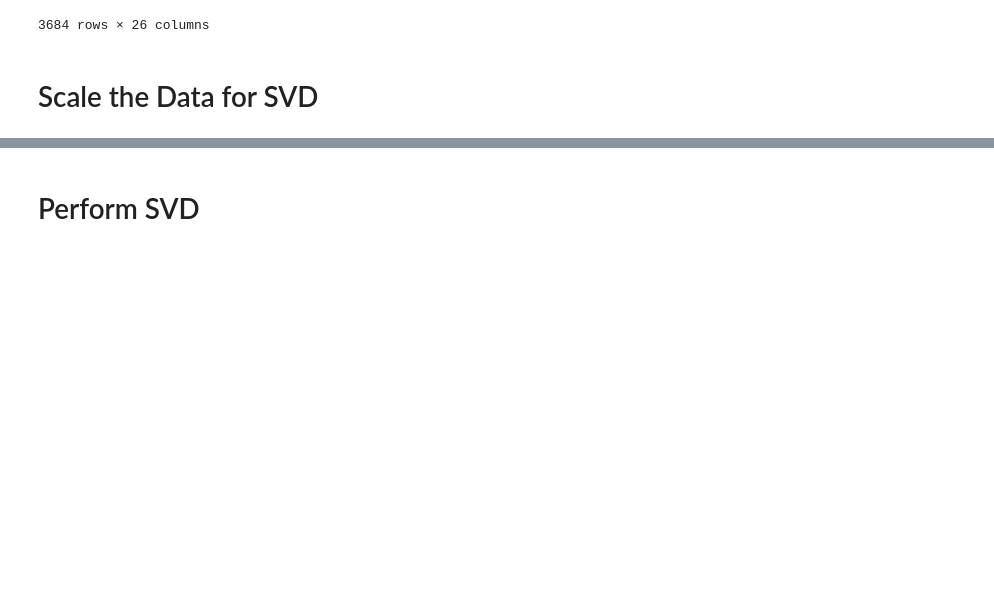
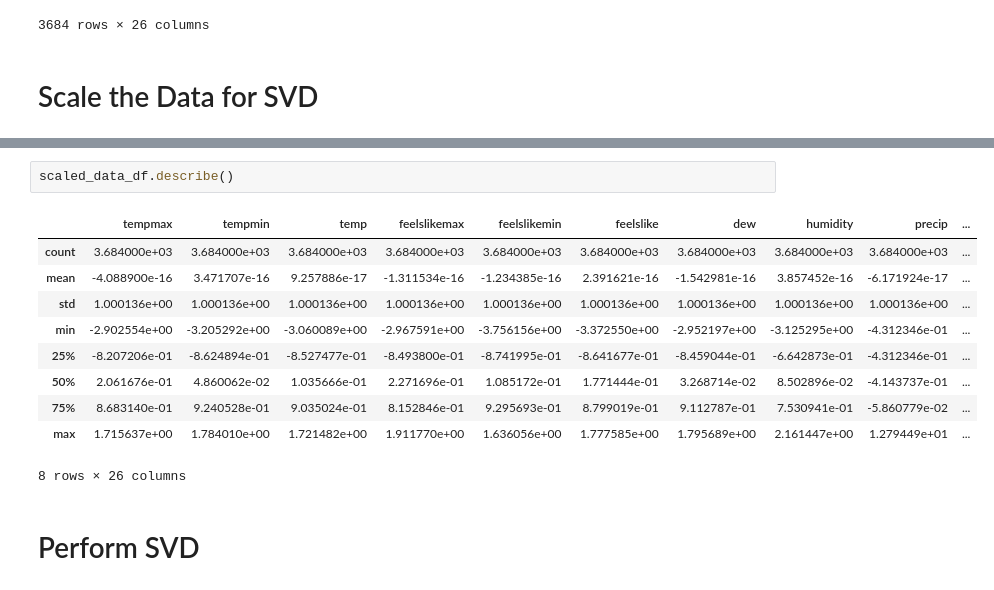
Before and after one commit to BBotzer/DAAN881_Team1, a Jupyter notebook: opioid_analytics/notebooks/svd_bb.ipynb, the cells around one changed output, grey strips where cells are left out. Cells and saved outputs as stored; diff of their text form; blank space fills up the shorter version.

```diff
--- a/opioid_analytics/notebooks/svd_bb.ipynb
+++ b/opioid_analytics/notebooks/svd_bb.ipynb
@@ -63,4 +63,17 @@ scaled_data_df
 3684 rows × 26 columns
+# %%
+scaled_data_df.describe()
+# %% [output]
+|  | tempmax | tempmin | temp | feelslikemax | feelslikemin | feelslike | dew | humidity | precip | ... |
+| count | 3.684000e+03 | 3.684000e+03 | 3.684000e+03 | 3.684000e+03 | 3.684000e+03 | 3.684000e+03 | 3.684000e+03 | 3.684000e+03 | 3.684000e+03 | ... |
+| mean | -4.088900e-16 | 3.471707e-16 | 9.257886e-17 | -1.311534e-16 | -1.234385e-16 | 2.391621e-16 | -1.542981e-16 | 3.857452e-16 | -6.171924e-17 | ... |
+| std | 1.000136e+00 | 1.000136e+00 | 1.000136e+00 | 1.000136e+00 | 1.000136e+00 | 1.000136e+00 | 1.000136e+00 | 1.000136e+00 | 1.000136e+00 | ... |
+| min | -2.902554e+00 | -3.205292e+00 | -3.060089e+00 | -2.967591e+00 | -3.756156e+00 | -3.372550e+00 | -2.952197e+00 | -3.125295e+00 | -4.312346e-01 | ... |
+| 25% | -8.207206e-01 | -8.624894e-01 | -8.527477e-01 | -8.493800e-01 | -8.741995e-01 | -8.641677e-01 | -8.459044e-01 | -6.642873e-01 | -4.312346e-01 | ... |
+| 50% | 2.061676e-01 | 4.860062e-02 | 1.035666e-01 | 2.271696e-01 | 1.085172e-01 | 1.771444e-01 | 3.268714e-02 | 8.502896e-02 | -4.143737e-01 | ... |
+| 75% | 8.683140e-01 | 9.240528e-01 | 9.035024e-01 | 8.152846e-01 | 9.295693e-01 | 8.799019e-01 | 9.112787e-01 | 7.530941e-01 | -5.860779e-02 | ... |
+| max | 1.715637e+00 | 1.784010e+00 | 1.721482e+00 | 1.911770e+00 | 1.636056e+00 | 1.777585e+00 | 1.795689e+00 | 2.161447e+00 | 1.279449e+01 | ... |
+8 rows × 26 columns
 # %% [markdown]
 # Perform SVD
 # %%
```
Also changed, not shown: parts of 13 cells of this notebook, 6 other files.
